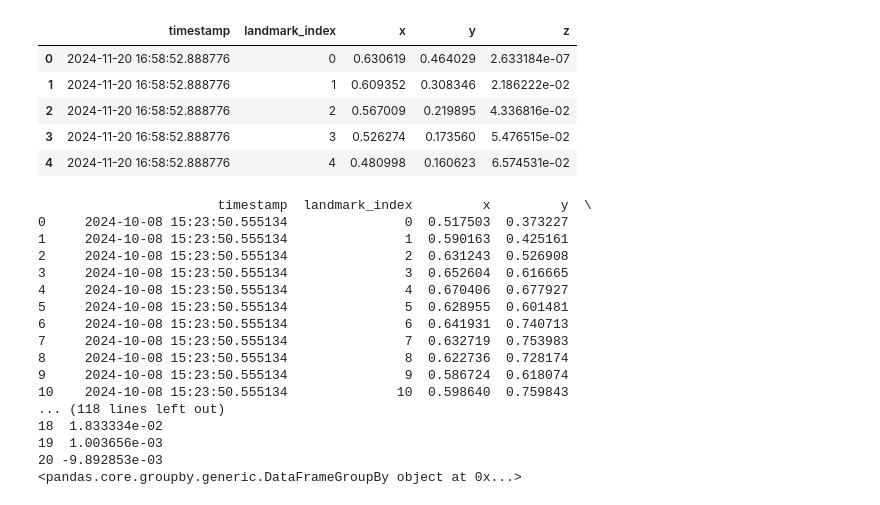
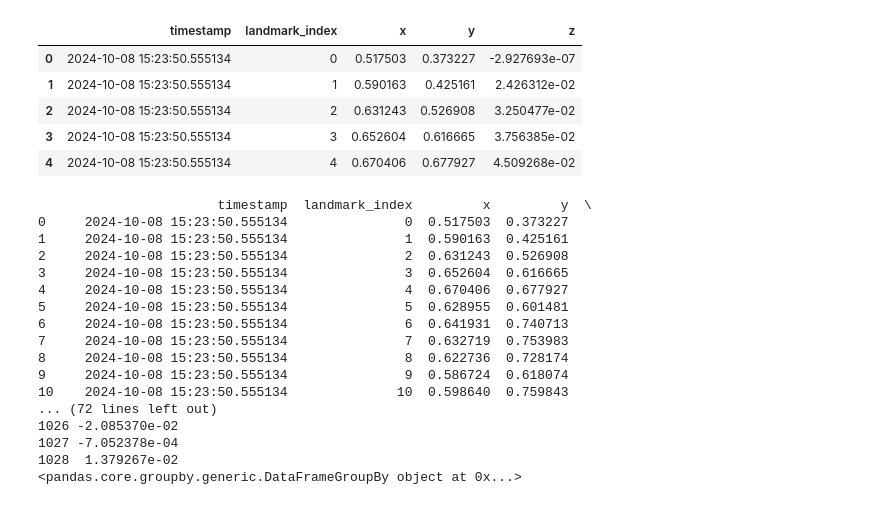
Before and after one commit to firmanserdana/Regrasp_Project, a Jupyter notebook: Code/mediapipe/stick_diagram.ipynb, the cells around one changed output. Drawn from its saved outputs; the diff is of its cells as text; code cells hidden in the pictures.

```diff
--- a/Code/mediapipe/stick_diagram.ipynb
+++ b/Code/mediapipe/stick_diagram.ipynb
@@ -9,22 +9,22 @@ clear_output()
 # %%
 import pandas as pd
 import pandas as pd
 
-df = pd.read_csv(r'C:\Users\FireP1-Labster\Documents\gitworks\data regrasp\Pooled\mine\processed\all-fing-ext-2024-10-08-15-14-03_Pro.csv')
+df = pd.read_csv(r'/Users/ffmacair/Documents/GitWorks/PhD/Rewire_Project/OneDrive_1_12-27-2024/all-fing-ext-2024-10-08-15-14-03_Pro.csv')
 # Show the first few rows of the DataFrame
 df.head()
 
 # read second file
-df2 = pd.read_csv(r'C:\Users\FireP1-Labster\Documents\gitworks\Rewire_Project\Data\2024-11-20-16-58-52_hand-tracking-landmarks1.csv')
+#df2 = pd.read_csv(r'C:\Users\FireP1-Labster\Documents\gitworks\Rewire_Project\Data\2024-11-20-16-58-52_hand-tracking-landmarks1.csv')
 # Show the first few rows of the DataFrame
-df2.head()
+#df2.head()
 # %% [output]
 |  | timestamp | landmark_index | x | y | z |
-| 0 | 2024-11-20 16:58:52.888776 | 0 | 0.630619 | 0.464029 | 2.633184e-07 |
-| 1 | 2024-11-20 16:58:52.888776 | 1 | 0.609352 | 0.308346 | 2.186222e-02 |
-| 2 | 2024-11-20 16:58:52.888776 | 2 | 0.567009 | 0.219895 | 4.336816e-02 |
-| 3 | 2024-11-20 16:58:52.888776 | 3 | 0.526274 | 0.173560 | 5.476515e-02 |
-| 4 | 2024-11-20 16:58:52.888776 | 4 | 0.480998 | 0.160623 | 6.574531e-02 |
+| 0 | 2024-10-08 15:23:50.555134 | 0 | 0.517503 | 0.373227 | -2.927693e-07 |
+| 1 | 2024-10-08 15:23:50.555134 | 1 | 0.590163 | 0.425161 | 2.426312e-02 |
+| 2 | 2024-10-08 15:23:50.555134 | 2 | 0.631243 | 0.526908 | 3.250477e-02 |
+| 3 | 2024-10-08 15:23:50.555134 | 3 | 0.652604 | 0.616665 | 3.756385e-02 |
+| 4 | 2024-10-08 15:23:50.555134 | 4 | 0.670406 | 0.677927 | 4.509268e-02 |
 # %%
 # Group by timestamp to process each frame separately
 grouped_frames = df.groupby('timestamp')
@@ -35,10 +35,10 @@ print(first_frame)
 print(grouped_frames)
 
 # Do the same for the second file
-grouped_frames2 = df2.groupby('timestamp')
-first_frame2 = grouped_frames2.get_group(df2['timestamp'].unique()[0])
-print(first_frame2)
-print(grouped_frames2)
+# grouped_frames2 = df2.groupby('timestamp')
+# first_frame2 = grouped_frames2.get_group(df2['timestamp'].unique()[0])
+# print(first_frame2)
+# print(grouped_frames2)
 # %% [output]
                        timestamp  landmark_index         x         y  \
 0     2024-10-08 15:23:50.555134               0  0.517503  0.373227
@@ -52,10 +52,10 @@ print(grouped_frames2)
 8     2024-10-08 15:23:50.555134               8  0.622736  0.728174
 9     2024-10-08 15:23:50.555134               9  0.586724  0.618074
 10    2024-10-08 15:23:50.555134              10  0.598640  0.759843
-... (118 lines left out)
-18  1.833334e-02
-19  1.003656e-03
-20 -9.892853e-03
+... (72 lines left out)
+1026 -2.085370e-02
+1027 -7.052378e-04
+1028  1.379267e-02
 <pandas.core.groupby.generic.DataFrameGroupBy object at 0x...>
 # %%
 import numpy as np
```
Also changed, not shown: parts of 2 cells of this notebook, 1 other file.
